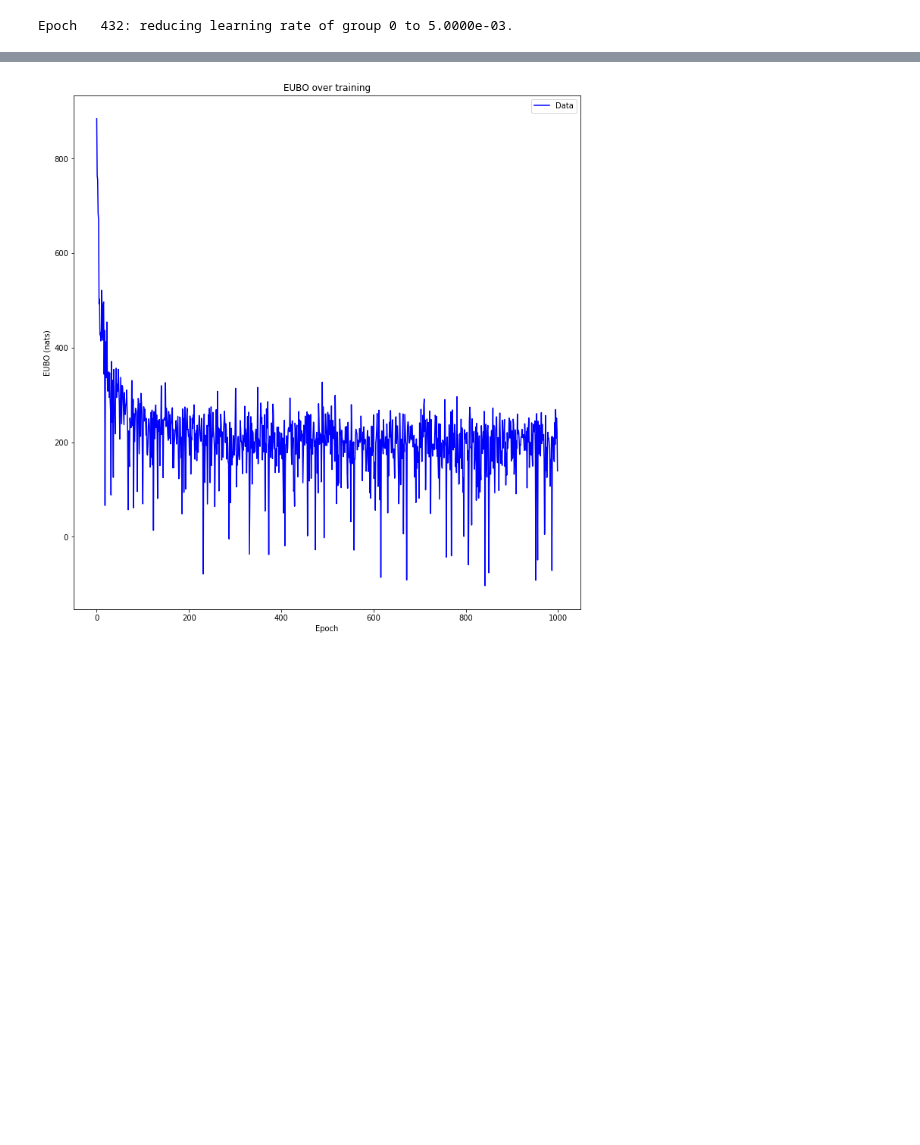
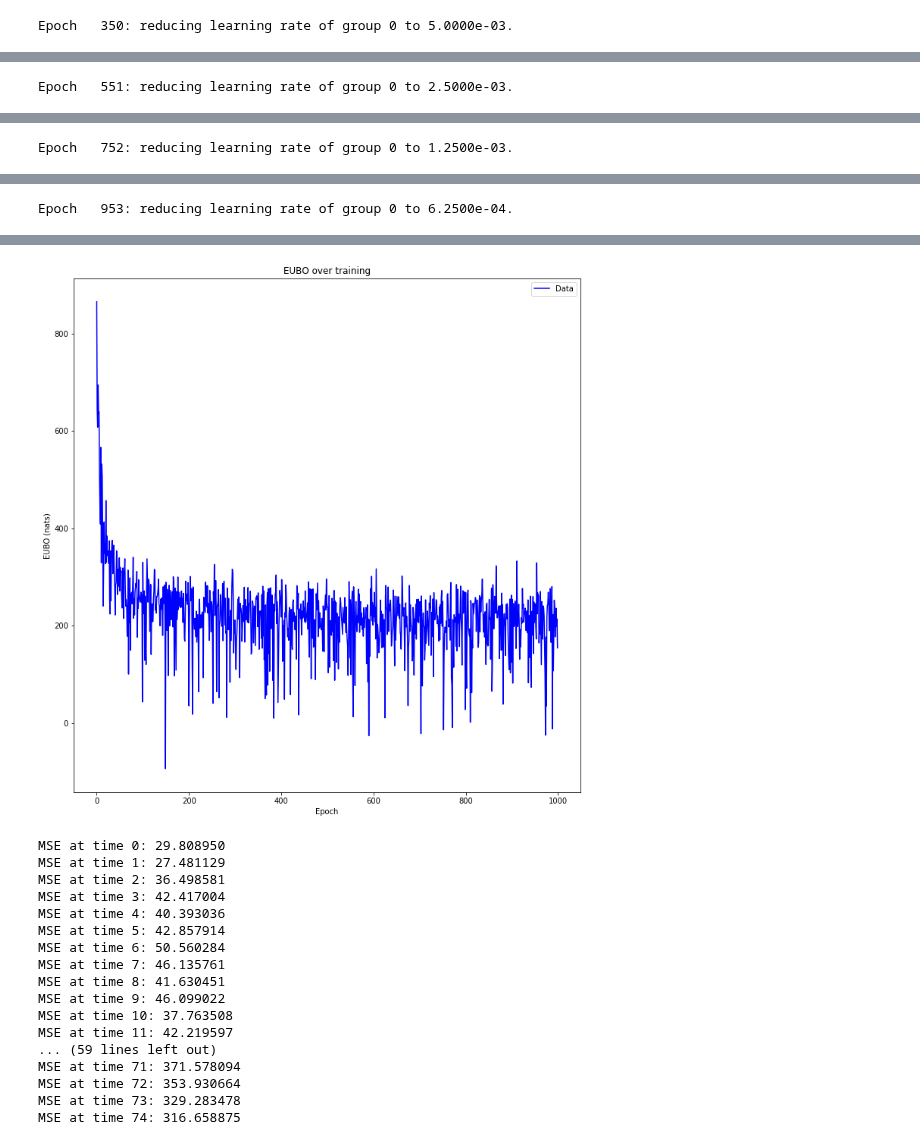
Before and after one commit to probtorch/combinators, a Jupyter notebook: bouncing_ball.ipynb, the cells around one changed output, grey strips where cells are left out. Saved outputs shown, nothing was run; the diff lists cells and outputs as text; code cells hidden in the pictures; blank space fills up the shorter version.

Commit message:
bouncing_ball.ipynb: print mean-squared error of posterior ball positions
Signed-off-by: Eli Sennesh <sennesh.e@husky.neu.edu>

```diff
--- a/bouncing_ball.ipynb
+++ b/bouncing_ball.ipynb
@@ -232,5 +232,9 @@ for s in range(num_series):
 
     plt.close('all')
 
+    for t in range(T):
+        accuracy = ((trajectory[t+1, :2] - positions[t])**2).mean()
+        print('MSE at time %d: %f' % (t, accuracy))
+
 graph_velocity_frequencies(modal_directions.detach().numpy())
 # %% [output]
@@ -254 +258 @@ graph_velocity_frequencies(modal_directions.detach().numpy())
-Epoch   432: reducing learning rate of group 0 to 5.0000e-03.
+Epoch   350: reducing learning rate of group 0 to 5.0000e-03.
@@ -271,0 +276 @@ Epoch   432: reducing learning rate of group 0 to 5.0000e-03.
+Epoch   551: reducing learning rate of group 0 to 2.5000e-03.
@@ -271,0 +294 @@ Epoch   432: reducing learning rate of group 0 to 5.0000e-03.
+Epoch   752: reducing learning rate of group 0 to 1.2500e-03.
@@ -271,0 +312 @@ Epoch   432: reducing learning rate of group 0 to 5.0000e-03.
+Epoch   953: reducing learning rate of group 0 to 6.2500e-04.
@@ -272 +330,18 @@ Epoch   432: reducing learning rate of group 0 to 5.0000e-03.
-[figure, old version]
+[figure, new version]
+MSE at time 0: 29.808950
+MSE at time 1: 27.481129
+MSE at time 2: 36.498581
+MSE at time 3: 42.417004
+MSE at time 4: 40.393036
+MSE at time 5: 42.857914
+MSE at time 6: 50.560284
+MSE at time 7: 46.135761
+MSE at time 8: 41.630451
+MSE at time 9: 46.099022
+MSE at time 10: 37.763508
+MSE at time 11: 42.219597
+... (59 lines left out)
+MSE at time 71: 371.578094
+MSE at time 72: 353.930664
+MSE at time 73: 329.283478
+MSE at time 74: 316.658875
```
Also changed, not shown: parts of 4 cells of this notebook.
